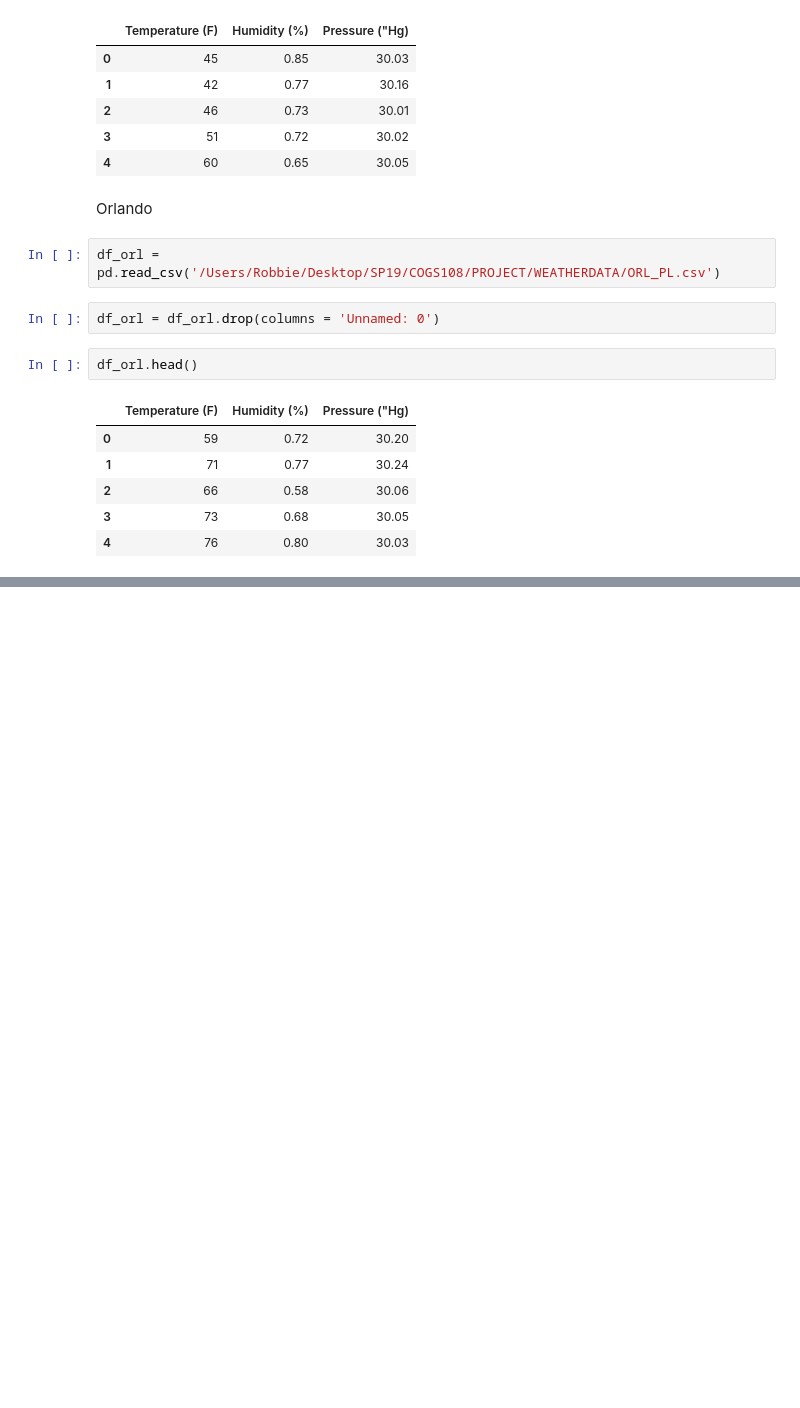
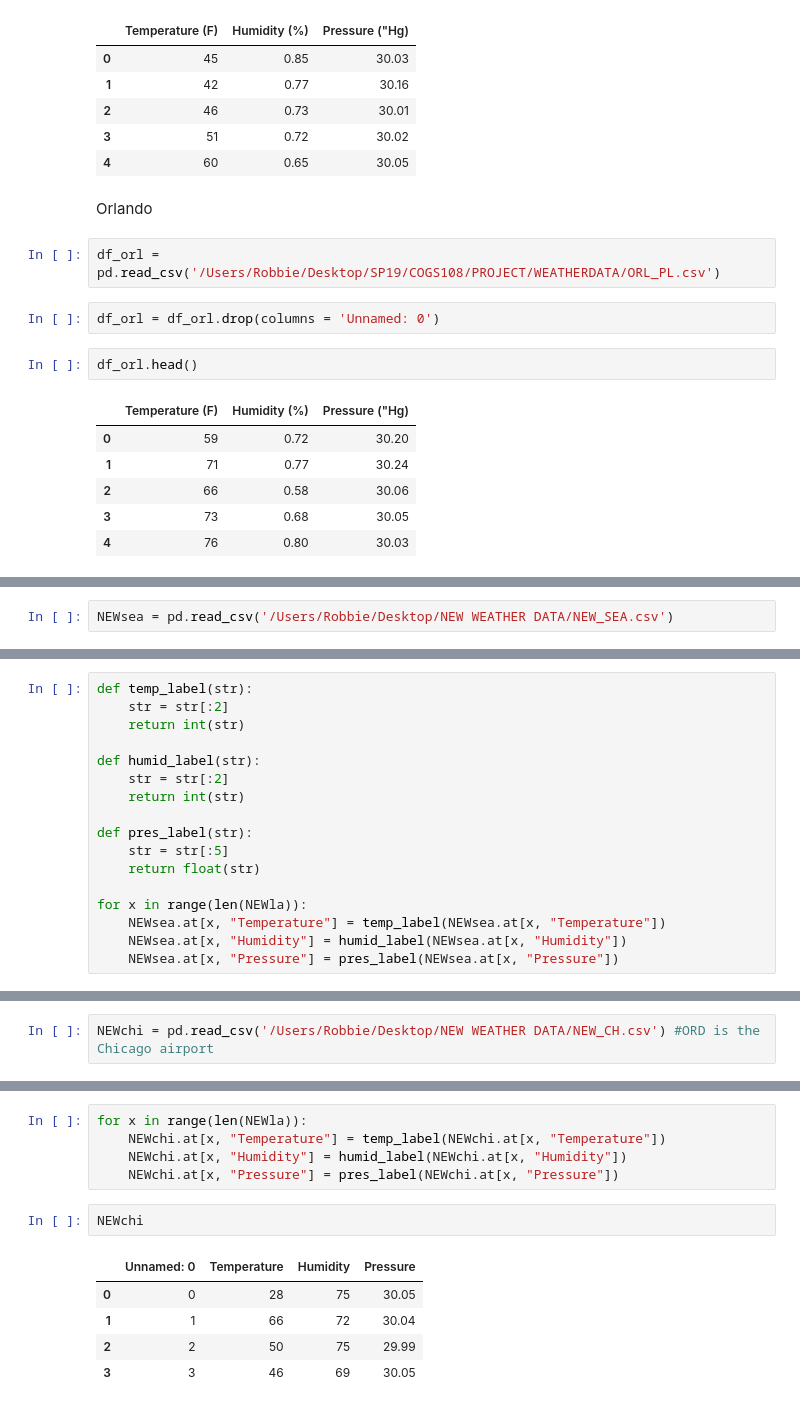
Before and after one commit to adamxkabbara/Paradise-Lost, a Jupyter notebook: Weather Webscraping.ipynb, the cells around one changed output, grey strips where cells are left out. Drawn from its saved outputs; the diff is of its cells as text; blank space fills up the shorter version.

Commit message:
Updating new weather code and files

```diff
--- a/Weather Webscraping.ipynb
+++ b/Weather Webscraping.ipynb
@@ -170,0 +312,2 @@ df_orl.head()
+# %%
+NEWsea = pd.read_csv('/Users/Robbie/Desktop/NEW WEATHER DATA/NEW_SEA.csv')
@@ -170,0 +322,17 @@ df_orl.head()
+# %%
+def temp_label(str):
+    str = str[:2]
+    return int(str)
+
+def humid_label(str):
+    str = str[:2]
+    return int(str)
+
+def pres_label(str):
+    str = str[:5]
+    return float(str)
+
+for x in range(len(NEWla)):
+    NEWsea.at[x, "Temperature"] = temp_label(NEWsea.at[x, "Temperature"])
+    NEWsea.at[x, "Humidity"] = humid_label(NEWsea.at[x, "Humidity"])
+    NEWsea.at[x, "Pressure"] = pres_label(NEWsea.at[x, "Pressure"])
@@ -170,0 +355,2 @@ df_orl.head()
+# %%
+NEWchi = pd.read_csv('/Users/Robbie/Desktop/NEW WEATHER DATA/NEW_CH.csv') #ORD is the Chicago airport
@@ -170,0 +365,13 @@ df_orl.head()
+# %%
+for x in range(len(NEWla)):
+    NEWchi.at[x, "Temperature"] = temp_label(NEWchi.at[x, "Temperature"])
+    NEWchi.at[x, "Humidity"] = humid_label(NEWchi.at[x, "Humidity"])
+    NEWchi.at[x, "Pressure"] = pres_label(NEWchi.at[x, "Pressure"])
+# %%
+NEWchi
+# %% [output]
+|  | Unnamed: 0 | Temperature | Humidity | Pressure |
+| 0 | 0 | 28 | 75 | 30.05 |
+| 1 | 1 | 66 | 72 | 30.04 |
+| 2 | 2 | 50 | 75 | 29.99 |
+| 3 | 3 | 46 | 69 | 30.05 |
```
Also changed, not shown: parts of 53 cells of this notebook, 11 other files.
